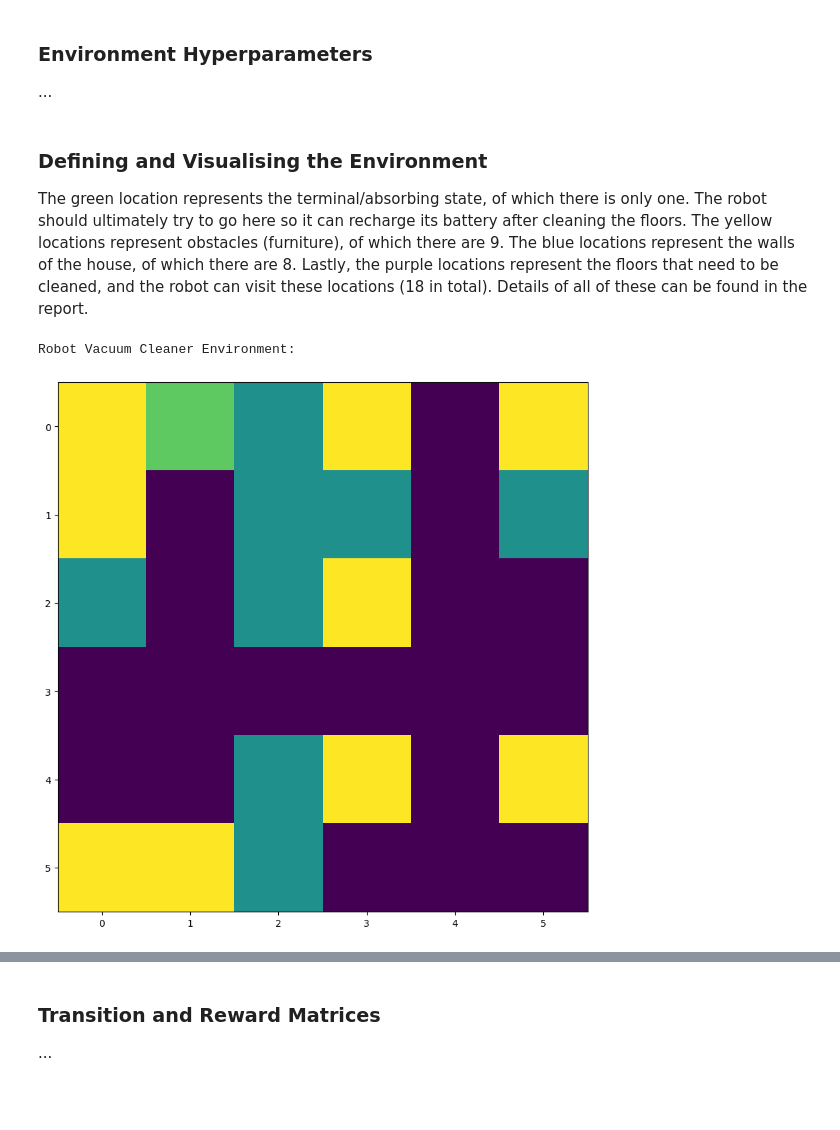
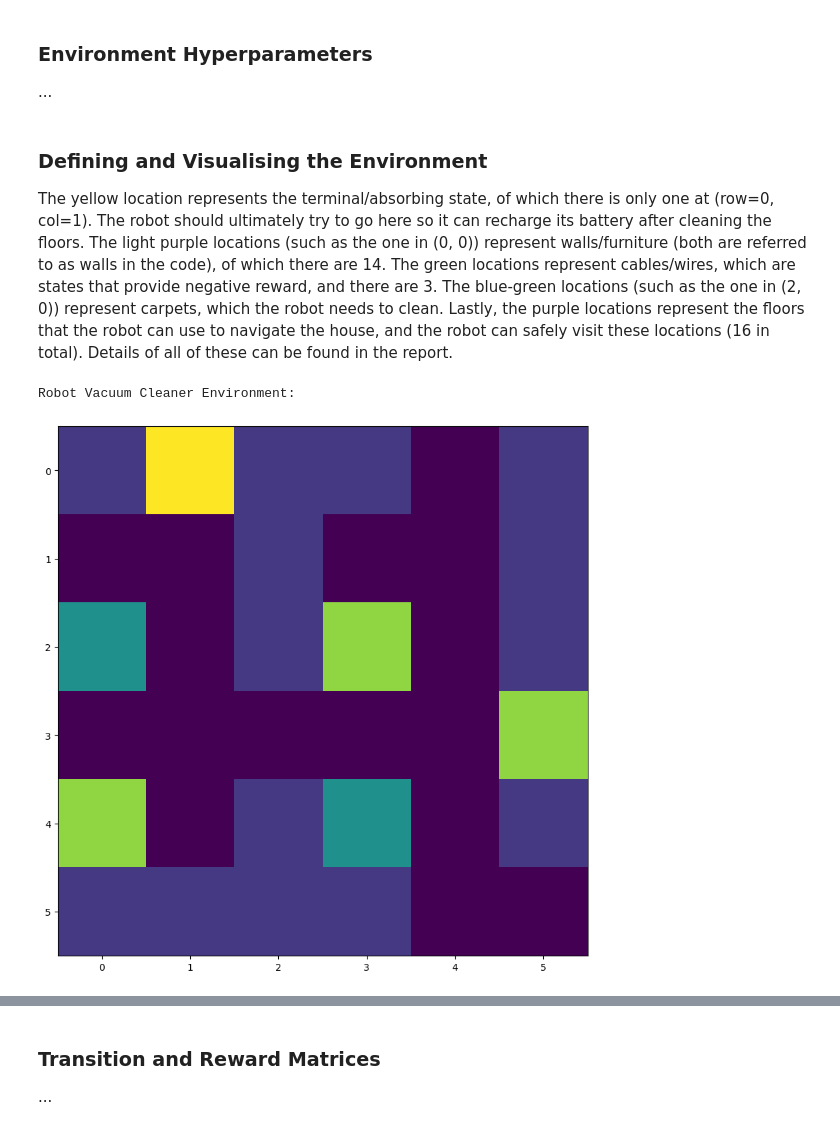
Before and after one commit to yasirbarlas/tabular-deep-reinforcement-learning, a Jupyter notebook: basic-tasks/basic-tasks.ipynb, the cells around one changed output, grey strips where cells are left out. Saved outputs shown, nothing was run; the diff lists cells and outputs as text; code cells hidden in the pictures; blank space fills up the shorter version.

```diff
--- a/basic-tasks/basic-tasks.ipynb
+++ b/basic-tasks/basic-tasks.ipynb
@@ -32,13 +32,13 @@ np.random.seed(randomer)
 class Visualiser(object):
     """
     Class to visualise our (Gridworld) environment. We visualise our robot vacuum cleaner environment using this class.
-    It requires hyperparameters to be input, which are the grid size (shape), all locations, locations of any obstacles, locations of terminal states (absorbing states),
-    the reward obtained from visiting these terminal states, and the default reward for taking an action.
+    It requires hyperparameters to be input, which are the grid size (shape), all locations, locations of any obstacles (cables), locations of any walls/furniture, locations of any extra reward locations (carpets),
+    locations of terminal states (absorbing states), the reward obtained from visiting these terminal states, and the default reward for taking an action.
 
     The class is inspired and based on the coursework from a Reinforcement Learning module at Imperial College London, which was given to students to help with their assignments.
     That class can be found here: https://github.com/LorenzoStigliano/imperial-reinforcement-learning/blob/master/Coursework/CW1/coursework_1_maze.ipynb.
     """
-    def __init__(self, shape, locations, colour, obstacle_locs, wall_locs, terminal_locs, terminal_rewards, terminal):
+    def __init__(self, shape, locations, colour, obstacle_locs, wall_locs, non_terminal_reward_locs, terminal_locs, terminal_rewards, terminal):
         self.shape = shape
         self.locations = locations
         self.terminal = terminal
@@ -46,14 +46,19 @@ class Visualiser(object):
         # Obstacles
         self.obstacles = np.zeros(self.shape)
         for ob in obstacle_locs:
-            self.obstacles[ob] = 20
+            self.obstacles[ob] = 25
 
         # Walls
         self.walls = np.zeros(self.shape)
         for wall in wall_locs:
-            self.walls[wall] = 10
+            self.walls[wall] = 5
 
-        # Rewards
+        # Non-Terminal Rewards
+        self.non_terminal_rewards = np.zeros(self.shape)
+        for reward in non_terminal_reward_locs:
+            self.non_terminal_rewards[reward] = 15
+
+        # Terminal Rewards
         self.rewarders = np.ones(self.shape) * colour
         for i, rew in enumerate(terminal_locs):
             self.rewarders[rew] = 10 if terminal_rewards[i] > 0 else -10
@@ -63,7 +68,7 @@ class Visualiser(object):
 
     def paint_maps(self):
         plt.figure(figsize = (15, 10))
-        plt.imshow(self.obstacles + self.walls + self.rewarders)
+        plt.imshow(self.obstacles + self.walls + self.rewarders + self.non_terminal_rewards)
         plt.savefig("gridworld.pdf")
         plt.show()
 
@@ -71,12 +76,12 @@ class Visualiser(object):
         states = np.zeros(self.shape)
         states[state] = 30
         plt.figure(figsize = (15, 10))
-        plt.imshow(self.obstacles + self.walls + self.rewarders + states)
+        plt.imshow(self.obstacles + self.walls + self.rewarders + self.non_terminal_rewards + states)
         plt.show()
 
     def draw_deterministic_policy(self, Policy):
         plt.figure(figsize = (15, 10))
-        plt.imshow(self.obstacles + self.walls + self.rewarders) # Create the graph of the Gridworld
+        plt.imshow(self.obstacles + self.walls + self.rewarders + self.non_terminal_rewards) # Create the graph of the Gridworld
         for state, action in enumerate(Policy):
             if(self.terminal[0, state]): # If it is an terminal state, don't plot any action
                 continue
@@ -92,7 +97,7 @@ class Visualiser(object):
 
     def draw_value(self, Value):
         plt.figure(figsize = (15, 10))
-        plt.imshow(self.obstacles + self.walls + self.rewarders) # Create the graph of the Gridworld
+        plt.imshow(self.obstacles + self.walls + self.rewarders + self.non_terminal_rewards) # Create the graph of the Gridworld
         for state, value in enumerate(Value):
             if(self.terminal[0, state]): # If it is an terminal state, don't plot any value
                 continue
@@ -104,7 +109,7 @@ class Visualiser(object):
         plt.figure(figsize = (20, 8))
         for subplot in range (len(Policies)): # Go through all policies
             ax = plt.subplot(n_columns, n_lines, subplot + 1) # Create a subplot for each policy
-            ax.imshow(self.obstacles + self.walls + self.rewarders) # Create the graph of the Gridworld
+            ax.imshow(self.obstacles + self.walls + self.rewarders + self.non_terminal_rewards) # Create the graph of the Gridworld
             for state, action in enumerate(Policies[subplot]):
                 if(self.terminal[0,state]): # If it is an terminal state, don't plot any action
                     continue
@@ -119,11 +124,12 @@ class Visualiser(object):
         deterministic_policies = np.array([[np.argmax(Policy[row, :]) for row in range(Policy.shape[0])] for Policy in Policies])
         self.draw_deterministic_policy_grid(deterministic_policies, title, n_columns, n_lines)
 
+    # Draws the value
     def draw_value_grid(self, Values, title, n_columns, n_lines):
         plt.figure(figsize = (20, 8))
         for subplot in range (len(Values)): # Go through all values
             ax = plt.subplot(n_columns, n_lines, subplot + 1) # Create a subplot for each value
-            ax.imshow(self.obstacles + self.rewarders + self.walls) # Create the graph of the Gridworld
+            ax.imshow(self.obstacles + self.walls + self.rewarders + self.non_terminal_rewards) # Create the graph of the Gridworld
             for state, value in enumerate(Values[subplot]):
                 if(self.terminal[0, state]): # If it is an terminal state, don't plot any value
                     continue
@@ -341,22 +381,23 @@ class Gridworld(object):
 ...
 # %%
 shape = (6, 6)
-obstacle_locs = [(0, 0), (0, 3), (0, 5), (1, 0), (2, 3), (4, 3), (4, 5), (5, 0), (5, 1)]
-wall_locs = [(0, 2), (1, 2), (1, 3), (1, 5), (2, 0), (2, 2), (4, 2), (5, 2)]
+obstacle_locs = [(2, 3), (3, 5), (4, 0)]
+wall_locs = [(0, 0), (0, 2), (0, 3), (0, 5), (1, 2), (1, 5), (2, 2), (2, 5), (4, 2), (4, 5), (5, 0), (5, 1), (5, 2), (5, 3)]
+non_terminal_reward_locs = [(2, 0), (4, 3)]
 terminal_locs = [(0, 1)]
-terminal_rewards = [50]
-starting_locs = [(0, 4), (1, 1), (3, 0), (3, 5), (4, 1), (5, 3), (5, 5)]
-colour = -5
+terminal_rewards = [60]
+starting_locs = [(5, 5)]
+colour = -20
 max_time = 500
 # %% [markdown]
 ### Defining and Visualising the Environment
 
-The green location represents the terminal/absorbing state, of which there is only one. The robot should ultimately try to go here so it can recharge its battery after cleaning the floors. The yellow locations represent obstacles (furniture), of which there are 9. The blue locations represent the walls of the house, of which there are 8. Lastly, the purple locations represent the floors that need to be cleaned, and the robot can visit these locations (18 in total). Details of all of these can be found in the report.
+The yellow location represents the terminal/absorbing state, of which there is only one at (row=0, col=1). The robot should ultimately try to go here so it can recharge its battery after cleaning the floors. The light purple locations (such as the one in (0, 0)) represent walls/furniture (both are referred to as walls in the code), of which there are 14. The green locations represent cables/wires, which are states that provide negative reward, and there are 3. The blue-green locations (such as the one in (2, 0)) represent carpets, which the robot needs to clean. Lastly, the purple locations represent the floors that the robot can use to navigate the house, and the robot can safely visit these locations (16 in total). Details of all of these can be found in the report.
 # %%
 %%time
 # Create robot vacuum cleaner environment
 print("Robot Vacuum Cleaner Environment:\n")
-vacuum_environment = Gridworld(shape = shape, obstacle_locs = obstacle_locs, wall_locs = wall_locs, terminal_locs = terminal_locs, terminal_rewards = terminal_rewards, starting_locs = starting_locs, colour = colour, max_time = max_time)
+vacuum_environment = Gridworld(shape = shape, obstacle_locs = obstacle_locs, wall_locs = wall_locs, non_terminal_reward_locs = non_terminal_reward_locs, terminal_locs = terminal_locs, terminal_rewards = terminal_rewards, starting_locs = starting_locs, colour = colour, max_time = max_time)
 # %% [output]
 Robot Vacuum Cleaner Environment:
-[figure, old version]
+[figure, new version]
```
Also changed, not shown: parts of 13 cells of this notebook.
